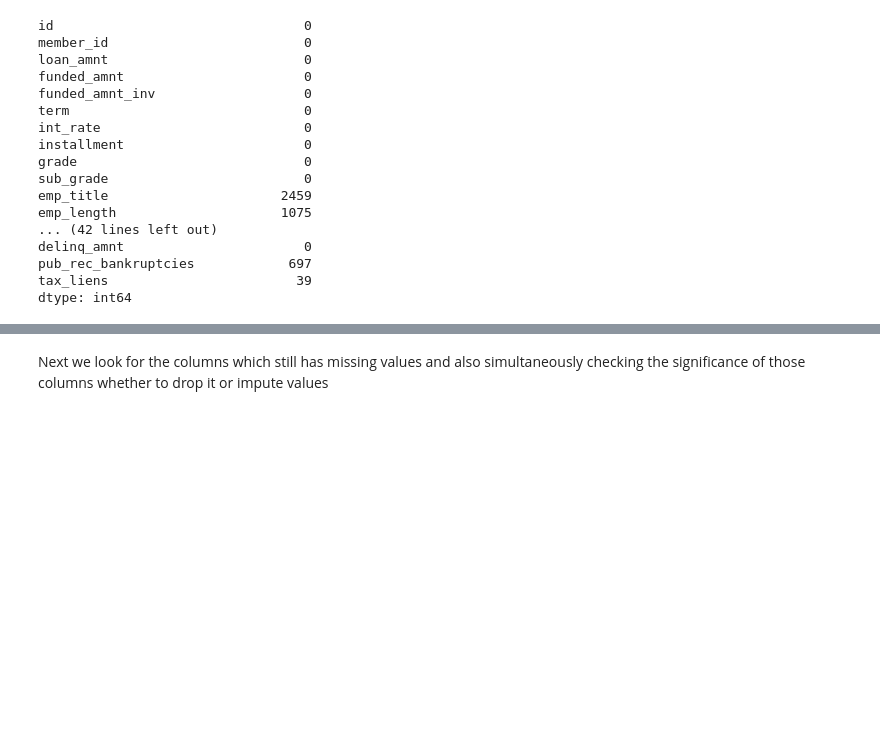
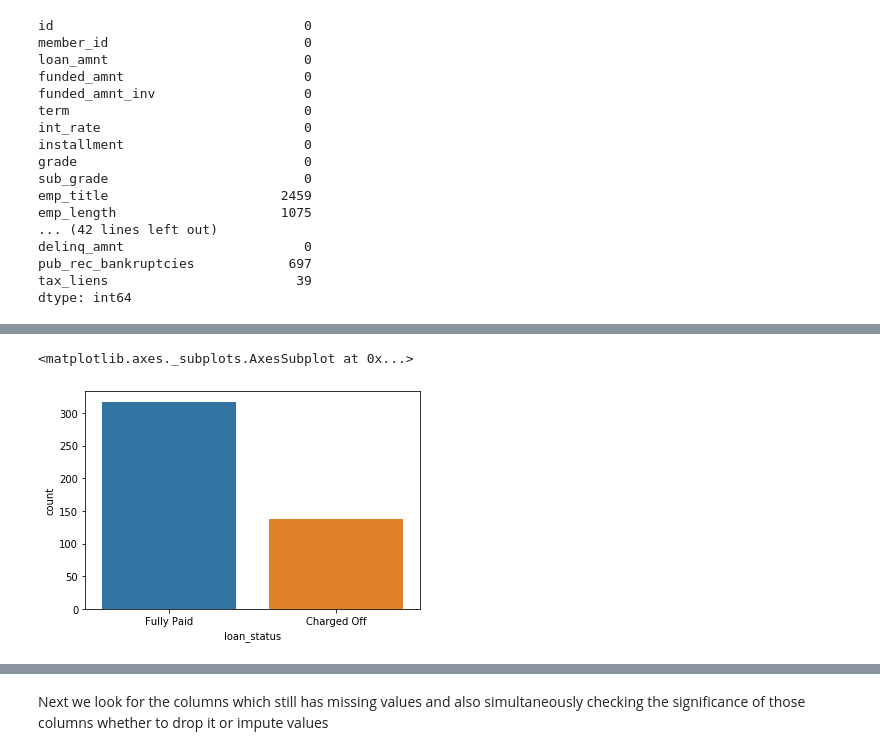
Before and after one commit to bakhortech/LendingClubCaseStudy, a Jupyter notebook: LendingClubCS.ipynb, the cells around one changed output, grey strips where cells are left out. Saved outputs shown, nothing was run; the diff lists cells and outputs as text; code cells hidden in the pictures; blank space fills up the shorter version.

```diff
--- a/LendingClubCS.ipynb
+++ b/LendingClubCS.ipynb
@@ -129,0 +248,7 @@ df.term=df.term.apply(lambda x: int(x.split()[0]))
+# %%
+df=df[df.loan_status!='Current']
+# %%
+sns.countplot(x=df[df.Lti>0.5]['loan_status'],data=df)
+# %% [output]
+<matplotlib.axes._subplots.AxesSubplot at 0x...>
+[figure, added]
```
Also changed, not shown: parts of 94 cells of this notebook.
